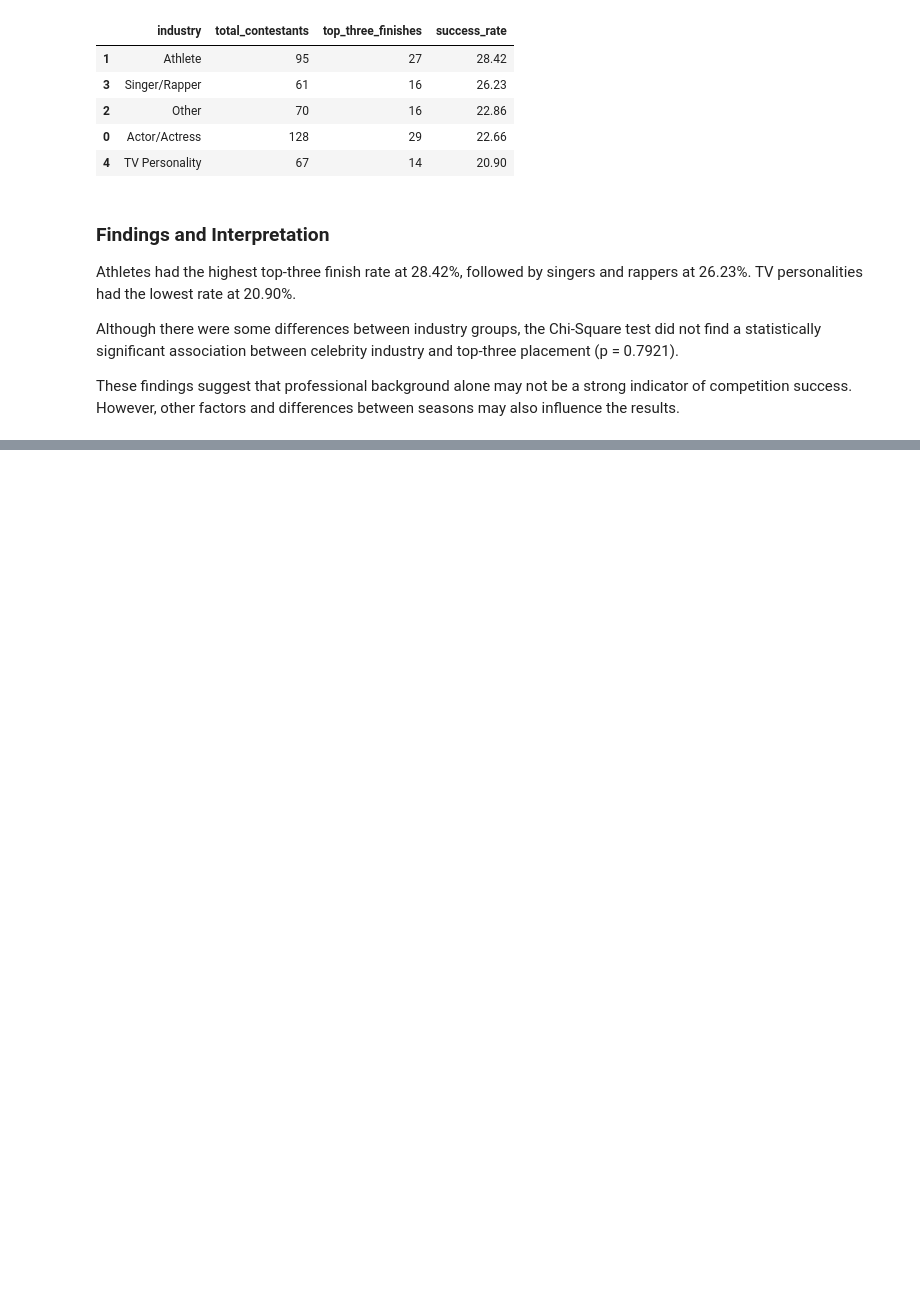
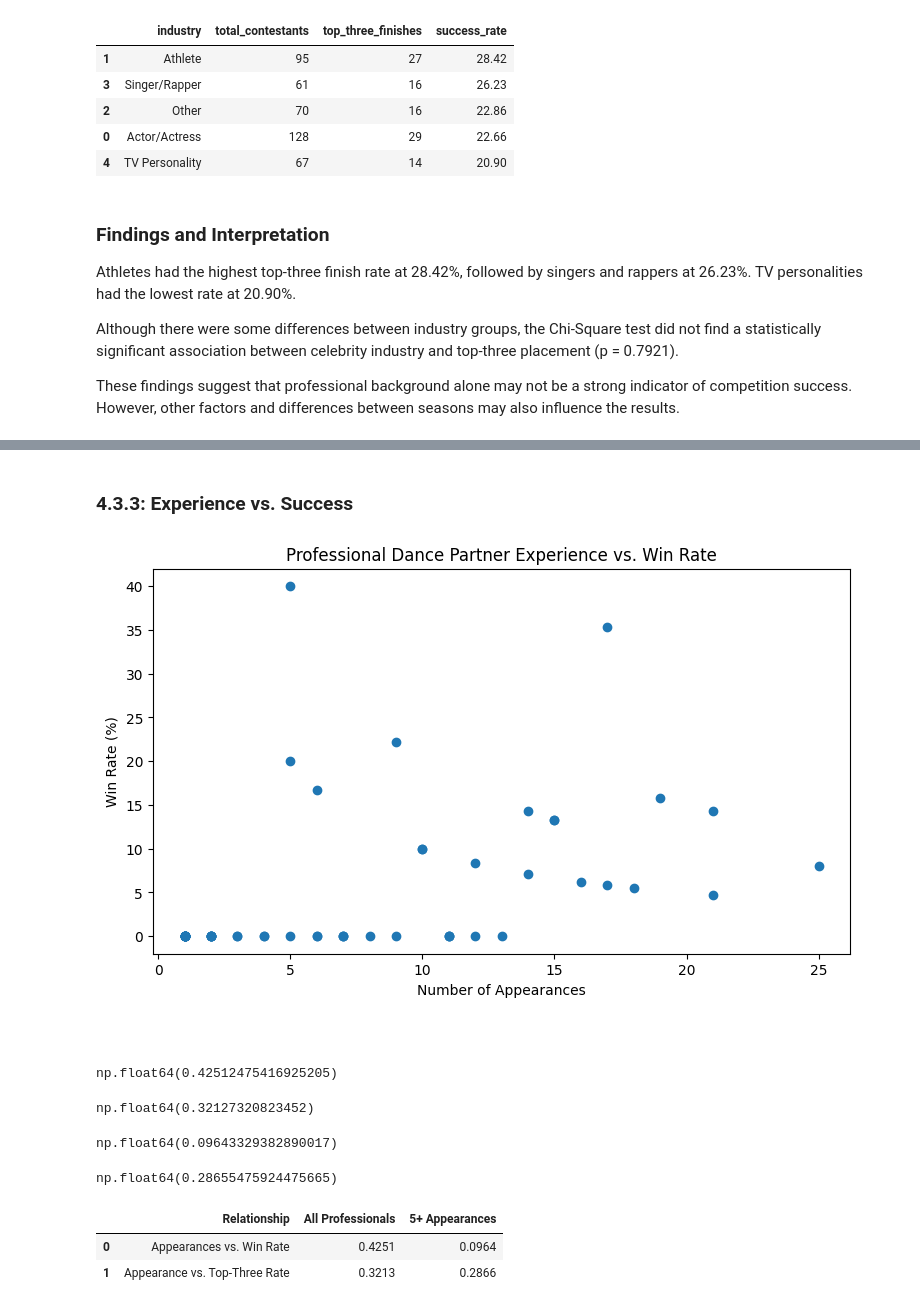
Before and after one commit to mia-c25/dwts-data-analysis, a Jupyter notebook: notebooks/notebook.ipynb, the cells around one changed output, grey strips where cells are left out. Drawn from its saved outputs; the diff is of its cells as text; code cells hidden in the pictures; blank space fills up the shorter version.

Commit message:
Complete DWTS professional dance partner analysis

```diff
--- a/notebooks/notebook.ipynb
+++ b/notebooks/notebook.ipynb
@@ -915,0 +994,23 @@ These findings suggest that professional background alone may not be a strong in
+# %%
+df['ballroom_partner'] = (
+    df['ballroom_partner']
+    .str.replace(r'\s*\(.*?\)', '', regex=True)
+    .str.strip()
+)
+# %%
+pro_success = (
+    df.groupby('ballroom_partner')
+    .agg(
+        appearances = ('placement','count'),
+        wins = ('placement', lambda x: (x ==1).sum()),
+        top_three = ('placement', lambda x: (x <= 3).sum()),
+        avg_placement = ('placement','mean')
+    )
+    .reset_index()
+)
+# %%
+pro_success['win_rate'] = (pro_success['wins'] / pro_success['appearances']) * 100
+
+pro_success['top_three_rate'] = (pro_success['top_three'] / pro_success['appearances']) * 100
+
+pro_success.head(10)
@@ -915,0 +1055,46 @@ These findings suggest that professional background alone may not be a strong in
+# %% [markdown]
+### 4.3.3: Experience vs. Success
+# %%
+import matplotlib.pyplot as plt
+plt.figure(figsize=(9,5))
+
+plt.scatter(
+    pro_success['appearances'],
+    pro_success['win_rate']
+)
+plt.title('Professional Dance Partner Experience vs. Win Rate')
+plt.xlabel('Number of Appearances')
+plt.ylabel('Win Rate (%)')
+plt.show()
+# %% [output]
+[figure, added]
+# %% [markdown]
+###
+# %%
+pro_success['appearances'].corr(
+    pro_success['win_rate'],
+    method='pearson'
+)
+# %% [output]
+np.float64(0.42512475416925205)
+# %%
+pro_success['appearances'].corr(
+    pro_success['top_three_rate'],
+    method='pearson'
+)
+# %% [output]
+np.float64(0.32127320823452)
+# %%
+experienced_pros['appearances'].corr(
+    experienced_pros['win_rate'],
+    method='pearson'
+)
+# %% [output]
+np.float64(0.09643329382890017)
+# %%
+experienced_pros['appearances'].corr(
+    experienced_pros['top_three_rate'],
+    method='pearson'
+)
+# %% [output]
+np.float64(0.28655475924475665)
@@ -915,0 +1110,10 @@ These findings suggest that professional background alone may not be a strong in
+# %%
+correlation_table = pd.DataFrame(
+    correlation_results
+)
+
+display(correlation_table.round(4))
+# %% [output]
+|  | Relationship | All Professionals | 5+ Appearances |
+| 0 | Appearances vs. Win Rate | 0.4251 | 0.0964 |
+| 1 | Appearance vs. Top-Three Rate | 0.3213 | 0.2866 |
```
Also changed, not shown: parts of 14 cells of this notebook.
